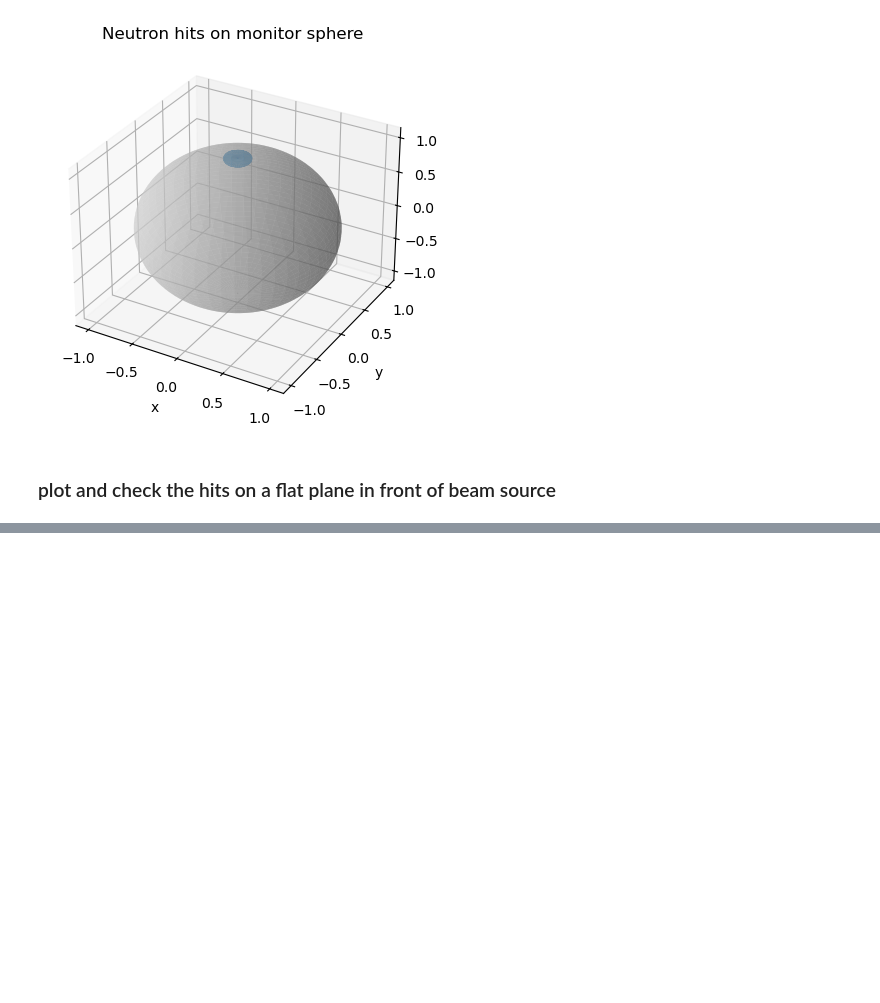
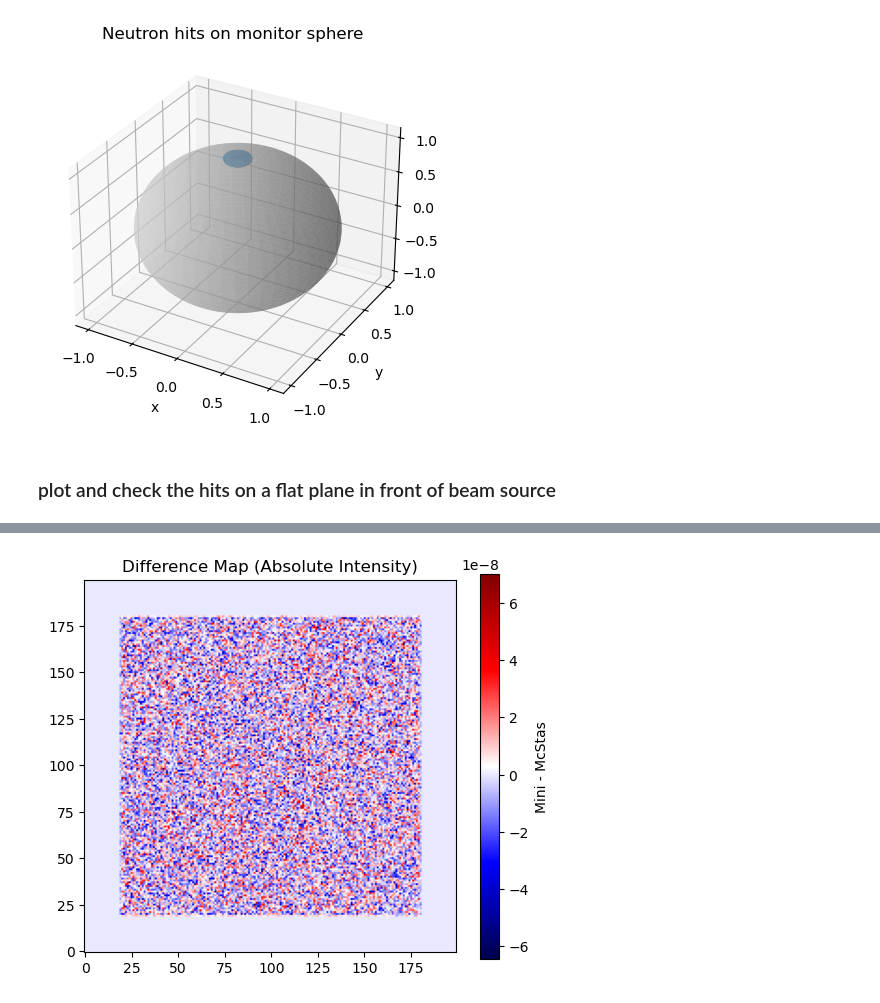
Before and after one commit to tinyThyssen/bachelor_project, a Jupyter notebook: mcmini_verification/mcmini_verification.ipynb, the cells around one changed output, grey strips where cells are left out. Saved outputs shown, nothing was run; the diff lists cells and outputs as text; code cells hidden in the pictures; blank space fills up the shorter version.

```diff
--- a/mcmini_verification/mcmini_verification.ipynb
+++ b/mcmini_verification/mcmini_verification.ipynb
@@ -285,0 +290,82 @@ Hit positions:
+# %%
+import numpy as np
+
+# --- Inputs ---
+# import csv file with hit coordinates
+sphere_hits_path = Path("/Users/christian/Documents/Study/bachelor_project/mcmini/flat_hits.csv")
+if not sphere_hits_path.is_file():
+    raise FileNotFoundError(f"Expected hit file at {sphere_hits_path}")
+
+with sphere_hits_path.open(newline='') as csvfile:
+    reader = csv.DictReader(csvfile)
+    hits = [row for row in reader]
+
+hit_positions = np.array([[float(hit['hit_x']), float(hit['hit_y']), float(hit['hit_z'])] for hit in hits])
+lambda_values = np.array([float(hit['lambda']) for hit in hits])
+print("Hit positions:\n", hit_positions)
+
+# bin the hit positions for a 2D histogram
+x_edges = np.linspace(-0.25, 0.25, 201)
+y_edges = np.linspace(-0.25, 0.25, 201)
+hist, x_edges, y_edges = np.histogram2d(hit_positions[:,0], hit_positions[:,1], bins=[x_edges, y_edges])
+
+# plot the data from mcstas
+mcstas_folder = "/Users/christian/Documents/Study/bachelor_project/mcmini_verification/test_0p5m_mon"
+flat_plane_hits = ms.load_data(mcstas_folder)[-1]  # adjust index if needed
+# extract intensity profiles (adjust index/name as needed)
+H = flat_plane_hits.Intensity  # or .data depending on your object
+
+hist_mcmini = hist  # from mcmini
+hist_mcstas = H  # from McStas
+H_mini_raw = hist_mcmini.copy()
+H_mcstas_raw = hist_mcstas.copy()
+
+Nsim = 1_000_000              # mcmini simulated histories
+I_mcstas = 0.00194955         # monitor integral from McStas metadata
+
+# shape comparison (normalize both to 1)
+P_mini = H_mini_raw / np.sum(H_mini_raw)
+P_mcstas = H_mcstas_raw / np.sum(H_mcstas_raw)
+
+diff_shape = P_mini - P_mcstas
+rms_shape = np.sqrt(np.mean(diff_shape**2))
+
+print("RMS difference (shape only) =", rms_shape)
+
+# absolute intensity comparison (scale mcmini to match McStas total)
+H_mini_scaled = P_mini * I_mcstas
+
+diff_abs = H_mini_scaled - H_mcstas_raw
+rms_abs = np.sqrt(np.mean(diff_abs**2))
+
+print("RMS difference (absolute intensity) =", rms_abs)
+
+# relative error only where McStas has nonzero intensity
+mask = H_mcstas_raw > 0
+rel_error = diff_abs[mask] / H_mcstas_raw[mask]
+rms_rel = np.sqrt(np.mean(rel_error**2))
+
+print("Relative RMS error =", rms_rel)
+
+
+# McStas intensity per bin ~ sum(weights)/N
+# For Poisson: variance ~ counts/N^2
+# We approximate variance using mcmini counts
+
+counts_mini = H_mini_raw
+variance = counts_mini / (Nsim**2)
+variance[variance == 0] = np.inf  # avoid divide by zero
+
+chi2 = np.sum((diff_abs**2) / variance)
+ndof = np.sum(mask)
+
+print("Chi^2 =", chi2)
+print("Chi^2 / dof =", chi2 / ndof)
+
+
+plt.figure(figsize=(6,5))
+plt.imshow(diff_abs.T, origin='lower', cmap='seismic')
+plt.colorbar(label="Mini - McStas")
+plt.title("Difference Map (Absolute Intensity)")
+plt.show()
+# %% [output]
@@ -285,0 +385 @@ Hit positions:
+[figure, added]
```
Also changed, not shown: parts of 5 cells of this notebook, 20 other files.
